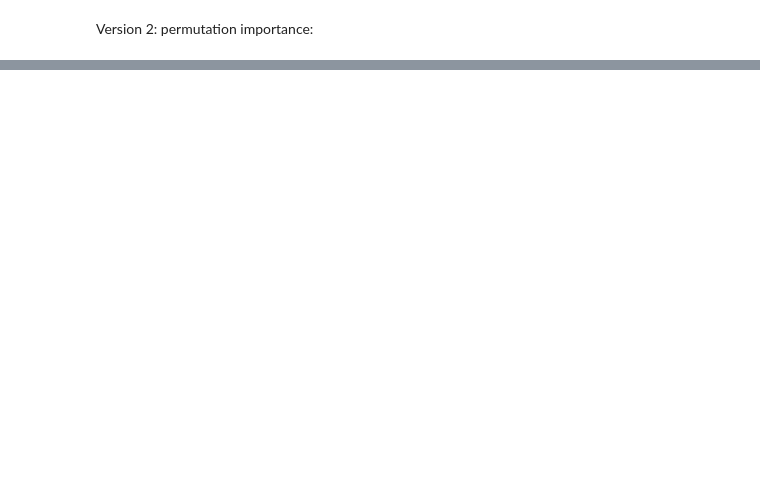
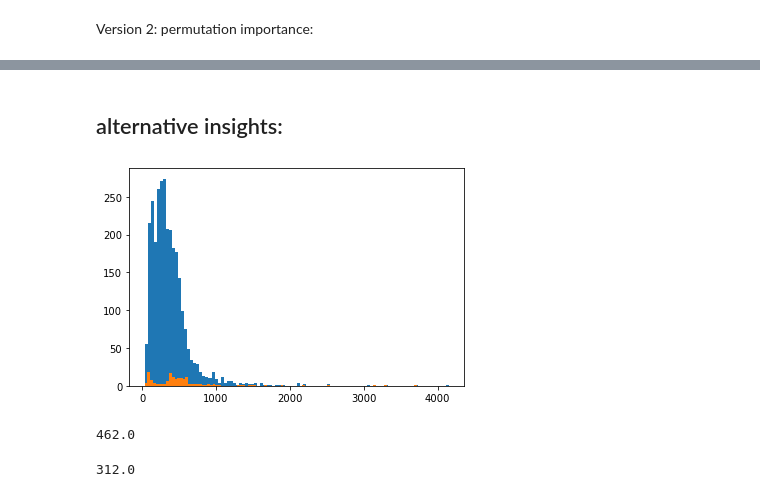
Before and after one commit to ajinich/mtb_tn_db, a Jupyter notebook: ml-standardised_data/PE_insertion_analysis.ipynb, the cells around one changed output, grey strips where cells are left out. Saved outputs shown, nothing was run; the diff lists cells and outputs as text; code cells hidden in the pictures; blank space fills up the shorter version.

```diff
--- a/ml-standardised_data/PE_insertion_analysis.ipynb
+++ b/ml-standardised_data/PE_insertion_analysis.ipynb
@@ -132,0 +221,30 @@ Index(['in_vitro_vs_C57BL.6J', 'CC002.Unc_vs_C57BL.6J',
+# %% [markdown]
+## alternative insights:
+# %%
+fn_up_func = '../data/tests/uniprot-proteome_UP000001584.xlsx'
+df_up_func = pd.read_excel(fn_up_func)
+# %%
+re_str = 'Rv\d\d\d\dc?'
+list_rvids = [re.findall(re_str, str_temp)[0] for str_temp in df_up_func['Gene names']]
+df_up_func['Rv_ID'] = list_rvids
+df_up_func['annot_int'] = [int(annot.split()[0]) for annot in df_up_func.Annotation]
+# df_up_func = df_up_func[['Rv_ID', 'annot_int', 'Gene names', 'Function [CC]']].copy()
+# %%
+df_lfc_UP = df_lfc.merge(df_up_func, on = 'Rv_ID', how = 'inner')
+# %%
+category = 'PE/PPE'
+prot_len_cat = df_lfc_UP[df_lfc_UP.Functional_Category == category].Length.values
+prot_len_all = df_lfc_UP.Length.values
+# %%
+hst = plt.hist(prot_len_all, 100)
+hst = plt.hist(prot_len_cat, 100)
+# %% [output]
+[figure, added]
+# %%
+np.median(prot_len_cat)
+# %% [output]
+462.0
+# %%
+np.median(prot_len_all)
+# %% [output]
+312.0
```
Also changed, not shown: parts of 20 cells of this notebook, 8 other files.
